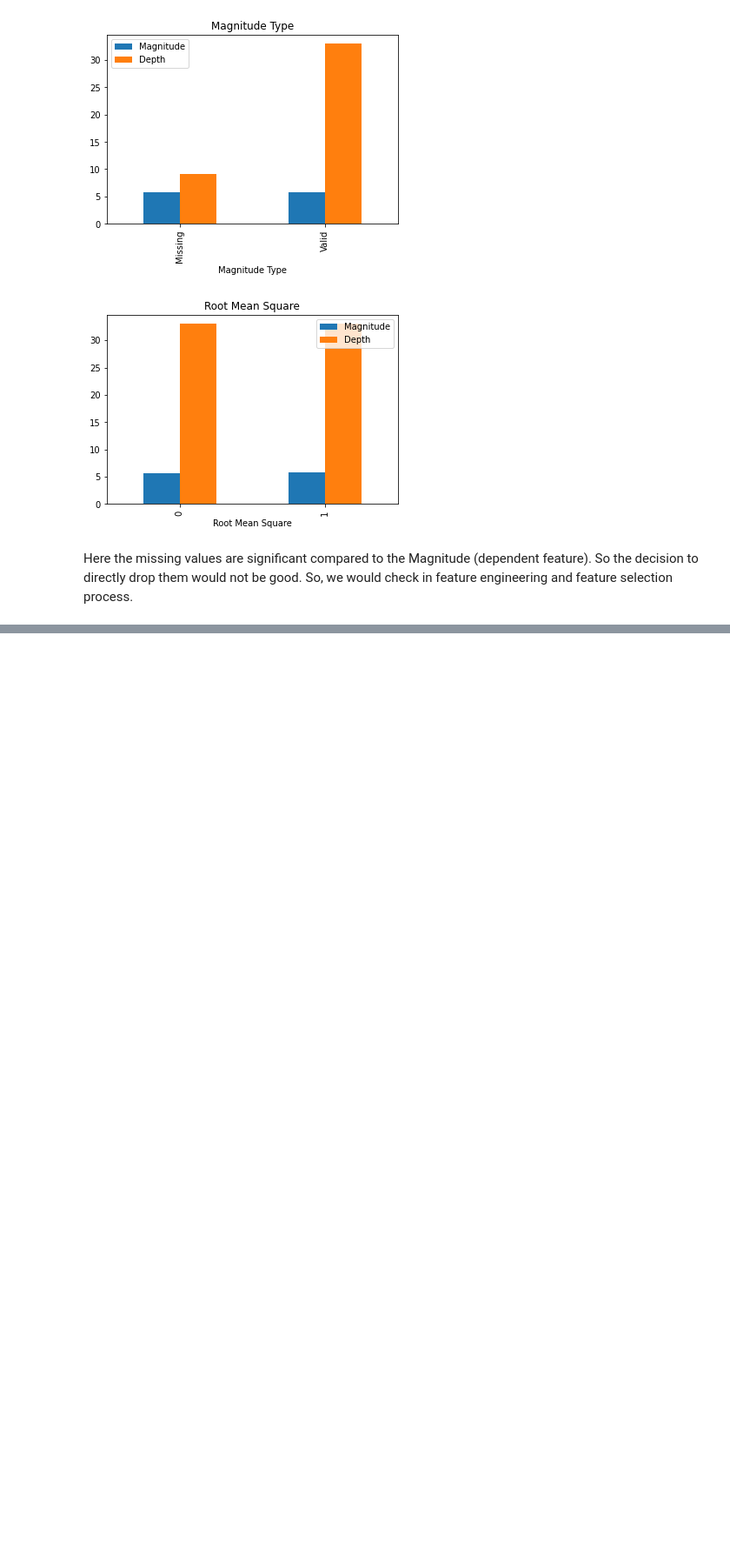
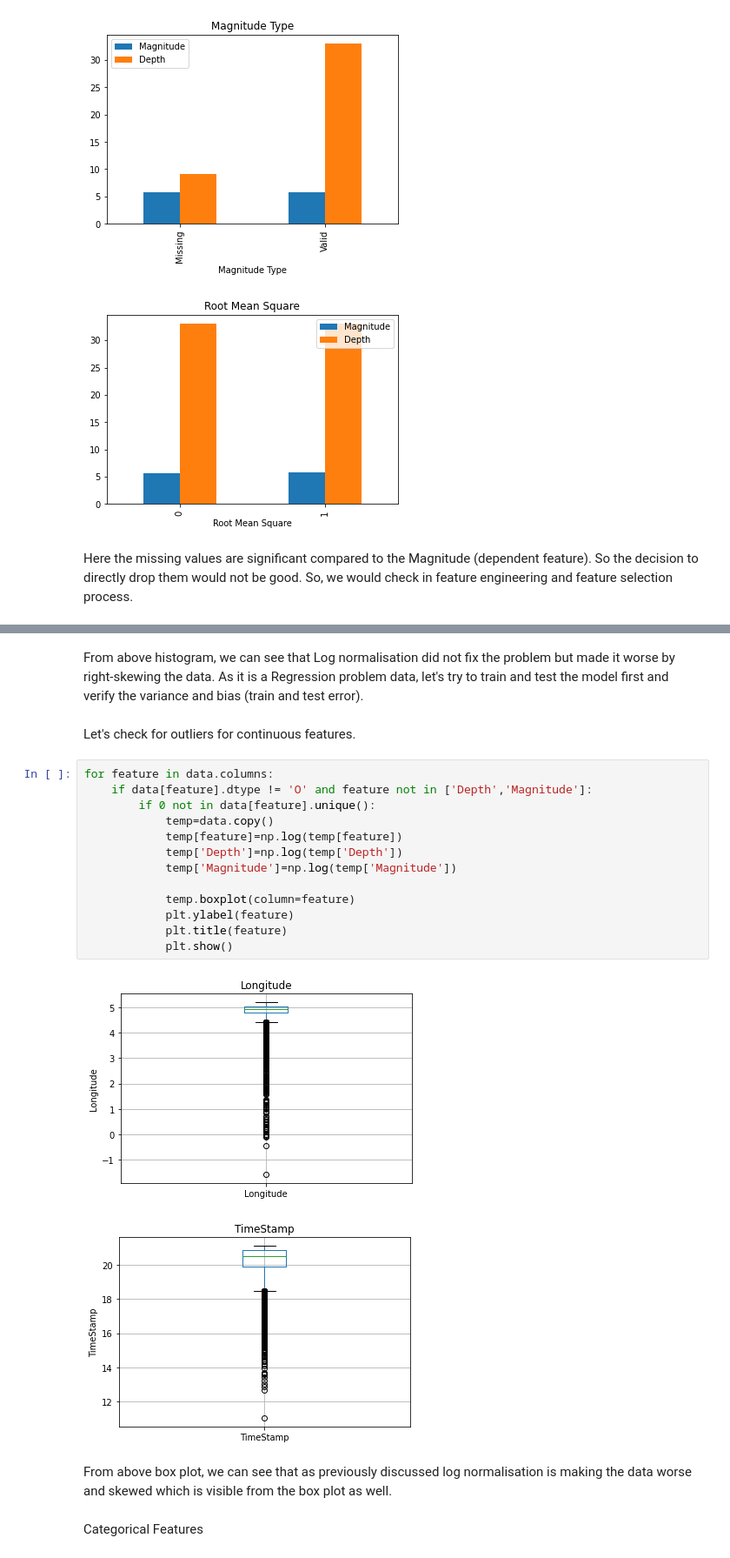
Before and after one commit to shashankbhagat/Earthquake-Prediction, a Jupyter notebook: EarthQuake_decision_tree.ipynb, the cells around one changed output, grey strips where cells are left out. Shown: that part at 87% size. Drawn from its saved outputs; the diff is of its cells as text; blank space fills up the shorter version.

```diff
--- a/EarthQuake_decision_tree.ipynb
+++ b/EarthQuake_decision_tree.ipynb
@@ -124,0 +236,24 @@ True
+# %% [markdown]
+From above histogram, we can see that Log normalisation did not fix the problem but made it worse by right-skewing the data. As it is a Regression problem data, let's try to train and test the model first and verify the variance and bias (train and test error).
+# %% [markdown]
+Let's check for outliers for continuous features.
+# %%
+for feature in data.columns:
+    if data[feature].dtype != 'O' and feature not in ['Depth','Magnitude']:
+        if 0 not in data[feature].unique():
+            temp=data.copy()
+            temp[feature]=np.log(temp[feature])
+            temp['Depth']=np.log(temp['Depth'])
+            temp['Magnitude']=np.log(temp['Magnitude'])
+
+            temp.boxplot(column=feature)
+            plt.ylabel(feature)
+            plt.title(feature)
+            plt.show()
+# %% [output]
+[figure, added]
+[figure, added]
+# %% [markdown]
+From above box plot, we can see that as previously discussed log normalisation is making the data worse and skewed which is visible from the box plot as well.
+# %% [markdown]
+Categorical Features
```
Also changed, not shown: parts of 51 cells of this notebook.
